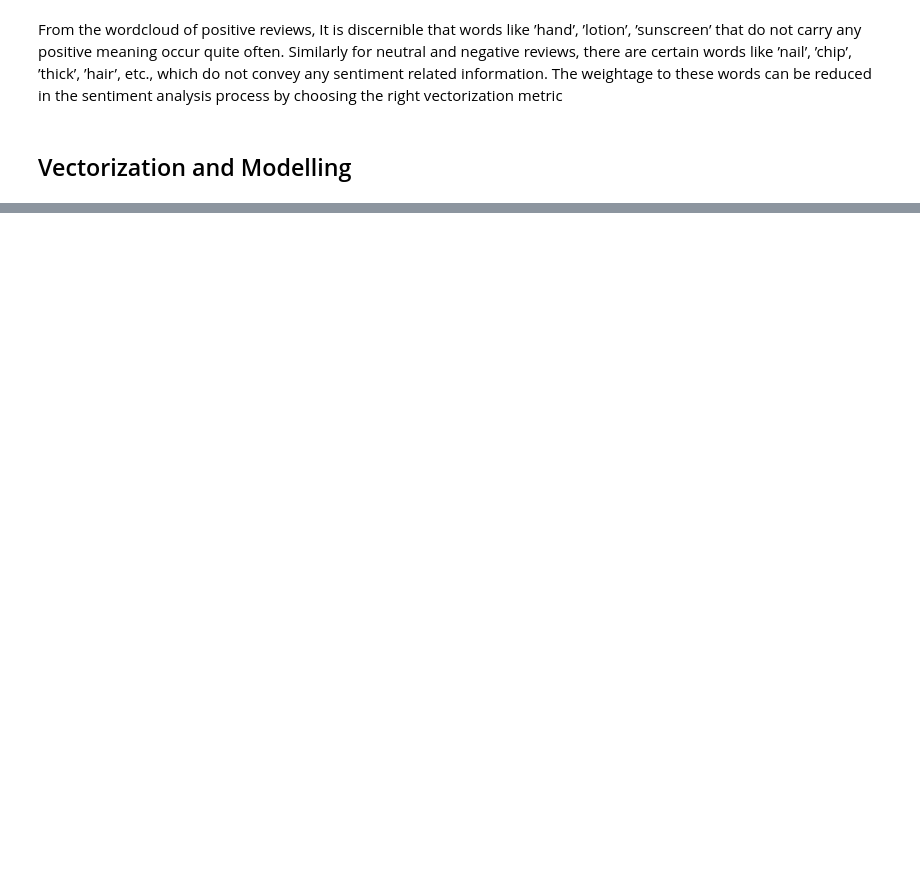
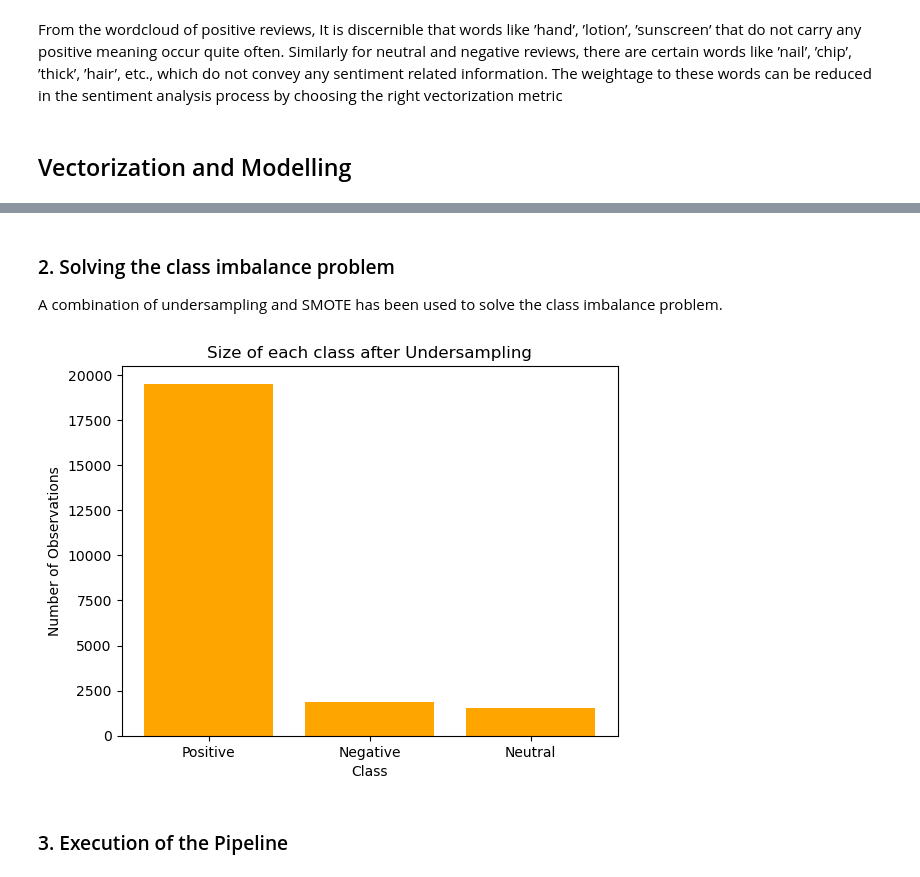
Before and after one commit to dhanavikram/ProductReviewClassification, a Jupyter notebook: main.ipynb, the cells around one changed output, grey strips where cells are left out. Drawn from its saved outputs; the diff is of its cells as text; code cells hidden in the pictures; blank space fills up the shorter version.

```diff
--- a/main.ipynb
+++ b/main.ipynb
@@ -277,0 +305,21 @@ From the wordcloud of positive reviews, It is discernible that words like ’han
+# %% [markdown]
+### 2. Solving the class imbalance problem
+
+A combination of undersampling and SMOTE has been used to solve the class imbalance problem.
+# %%
+# Reducing the class size to 50 percentage by generating a random sample for the class with high number of samples.
+undersampled_data = preproc_df.drop(preproc_df[preproc_df['reference_label'] == 0].sample(frac=0.50, random_state=42).index)
+# %%
+size_info_df = undersampled_data["reference_label"].value_counts()
+x_labels = {1:"Positive", 0:"Neutral", -1:"Negative"}
+
+# Bar plot after under-sampling
+plt.bar(height=size_info_df.values, x=[x_labels.get(i) for i in (size_info_df.index)], color='orange')
+plt.xlabel('Class')
+plt.ylabel('Number of Observations')
+plt.title("Size of each class after Undersampling")
+plt.show()
+# %% [output]
+[figure, added]
+# %% [markdown]
+### 3. Execution of the Pipeline
```
Also changed, not shown: parts of 10 cells of this notebook, 1 other file.
